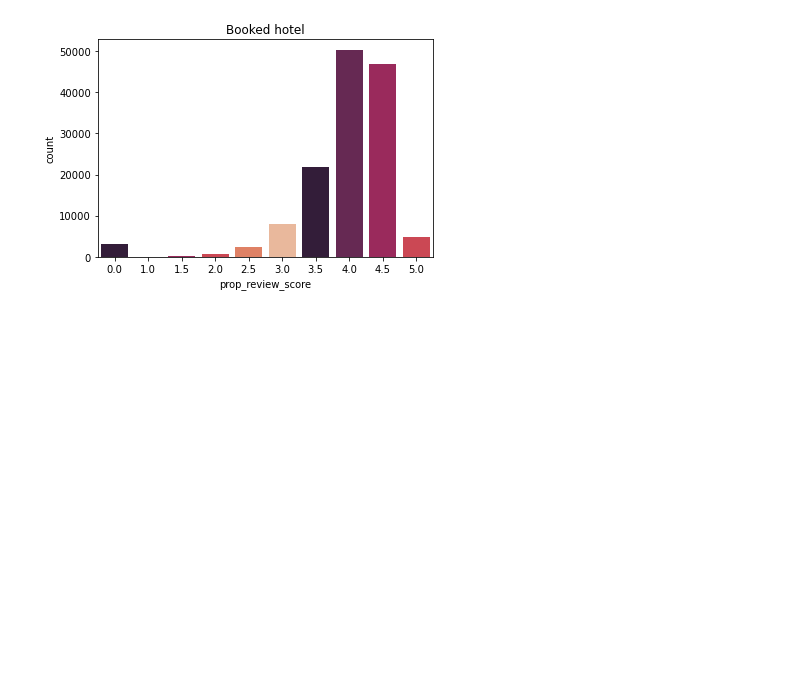
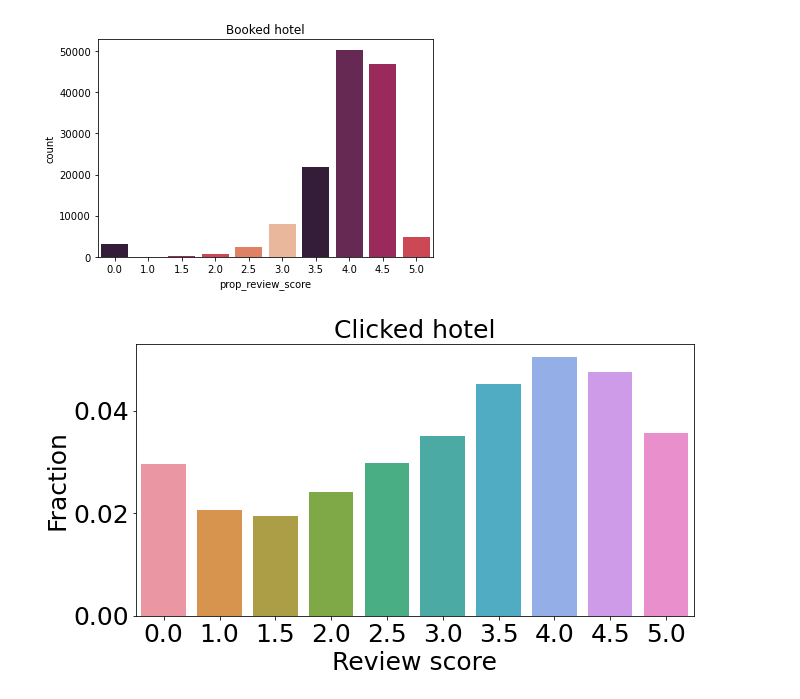
Before and after one commit to hellowithchicken/DataMining, a Jupyter notebook: assignment2/EDA_cate.ipynb, the cells around one changed output. Drawn from its saved outputs; the diff is of its cells as text; code cells hidden in the pictures; blank space fills up the shorter version.

```diff
--- a/assignment2/EDA_cate.ipynb
+++ b/assignment2/EDA_cate.ipynb
@@ -135,3 +168,14 @@ plt.title("Booked hotel")
 plt.show()
 # %% [output]
 [figure]
+# %%
+data = df.groupby("prop_review_score")["click_bool"].mean().reset_index()
+sns.barplot(data = data, x = 'prop_review_score', y = 'click_bool')
+
+#sns.histplot(data=df_click, x="prop_review_score", stat="probability", discrete = True)
+plt.title("Clicked hotel", size = text_size)
+plt.xlabel("Review score", size = text_size)
+plt.ylabel('Fraction', size = text_size)
+plt.show()
+# %% [output]
+[figure, added]
```
Also changed, not shown: parts of 7 cells of this notebook.
